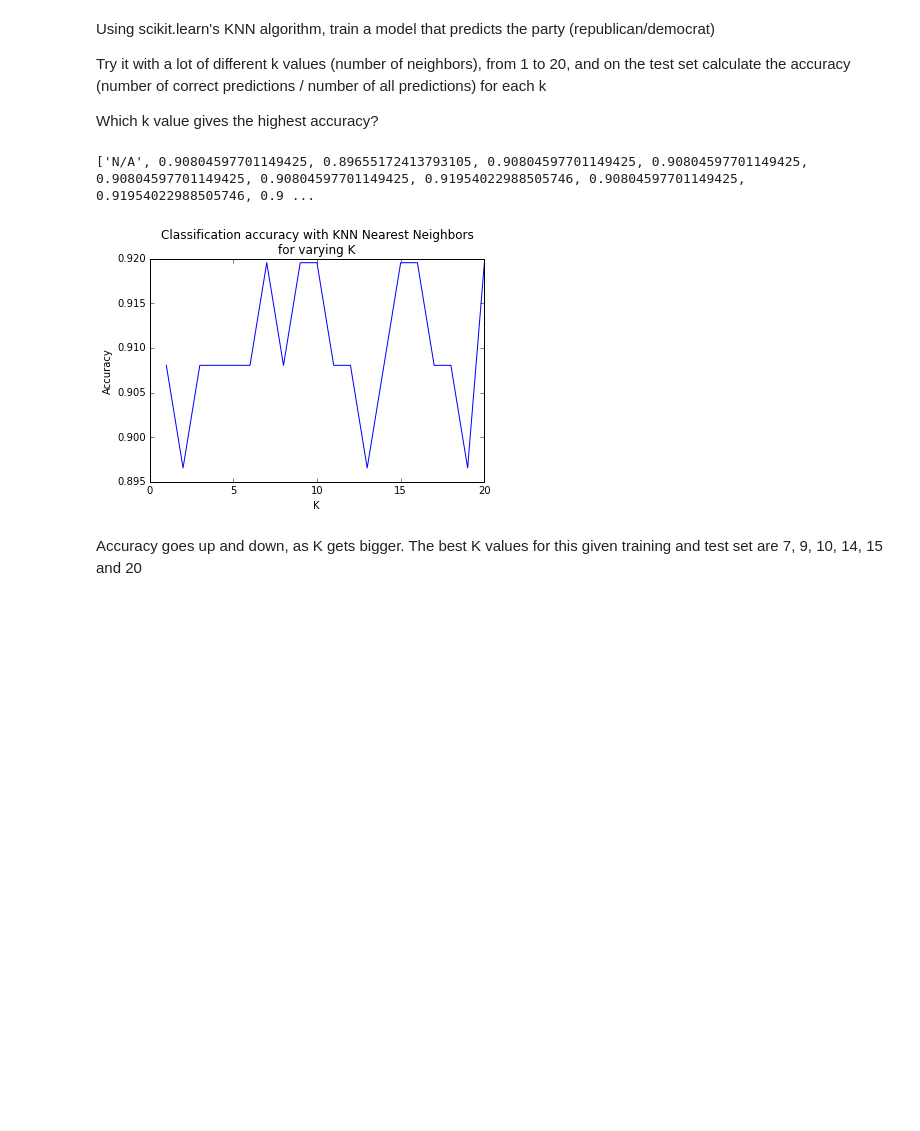
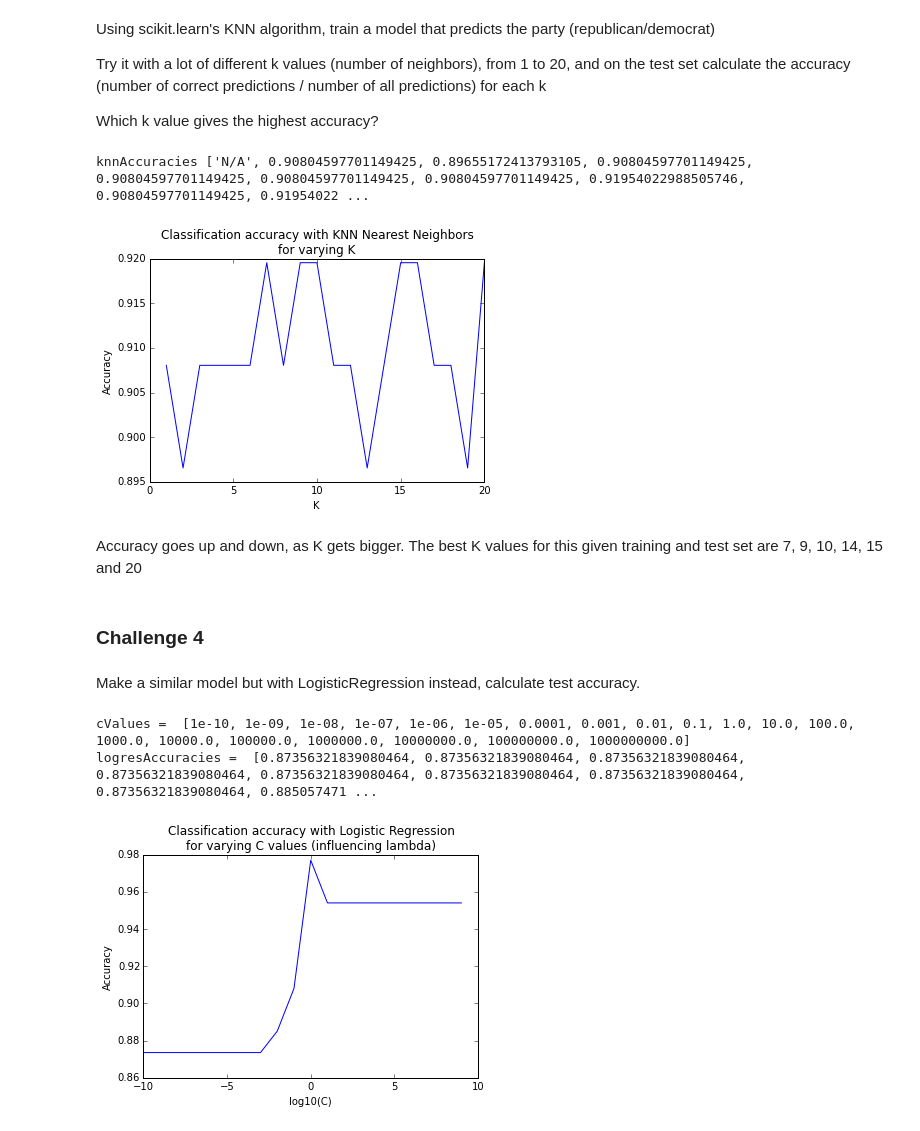
Before and after one commit to fdurant/suplearn_challenges, a Jupyter notebook: suplearn_challenges.ipynb, the cells around one changed output. Cells and saved outputs as stored; diff of their text form; code cells hidden in the pictures; blank space fills up the shorter version.

Commit message:
Did Supervised Learning challenge 4

```diff
--- a/suplearn_challenges.ipynb
+++ b/suplearn_challenges.ipynb
@@ -87,23 +87,55 @@ from matplotlib import pyplot as plt
 
 kValues = [x+1 for x in range(20)]
 
-accuracies = ['N/A']
+knnAccuracies = ['N/A']
 
 for k in kValues:
     knn = KNeighborsClassifier(n_neighbors=k).fit(X_train, y_train)
     distances, indices = knn.kneighbors(X_test)
     predicted = [y_train[i][0] for i in indices]
-    accuracies.append(accuracy_score(y_true=y_test, y_pred=predicted))
+    knnAccuracies.append(accuracy_score(y_true=y_test, y_pred=predicted))
 
-print accuracies
+print "knnAccuracies", knnAccuracies
 
-plt.plot(kValues,accuracies[1:])
+plt.plot(kValues,knnAccuracies[1:])
 plt.title("Classification accuracy with KNN Nearest Neighbors\nfor varying K")
 plt.xlabel("K")
 plt.ylabel("Accuracy")
 plt.show()
 # %% [output]
-['N/A', 0.90804597701149425, 0.89655172413793105, 0.90804597701149425, 0.90804597701149425, 0.90804597701149425, 0.90804597701149425, 0.91954022988505746, 0.90804597701149425, 0.91954022988505746, 0.9 ...
+knnAccuracies ['N/A', 0.90804597701149425, 0.89655172413793105, 0.90804597701149425, 0.90804597701149425, 0.90804597701149425, 0.90804597701149425, 0.91954022988505746, 0.90804597701149425, 0.91954022 ...
 [figure]
 # %% [markdown]
 Accuracy goes up and down, as K gets bigger. The best K values for this given training and test set are 7, 9, 10, 14, 15 and 20
+# %% [markdown]
+### Challenge 4
+# %% [markdown]
+Make a similar model but with LogisticRegression instead, calculate test accuracy.
+# %%
+from sklearn.linear_model import LogisticRegression
+from math import pow, log10
+
+cValues = [pow(10,(x-10)) for x in range(20)]
+print "cValues = ", cValues
+
+# selects weights inversely proportional to class frequencies in the training set
+# See http://scikit-learn.org/stable/modules/generated/sklearn.linear_model.LogisticRegression.html
+classWeight = 'auto'
+
+logresAccuracies = []
+for c in cValues:
+    logres = LogisticRegression(C=c,class_weight=classWeight).fit(X_train, y_train)
+    predicted = logres.predict(X_test)
+    logresAccuracies.append(accuracy_score(y_true=y_test, y_pred=predicted))
+
+print "logresAccuracies = ", logresAccuracies
+
+plt.plot([log10(c) for c in cValues],logresAccuracies)
+plt.title("Classification accuracy with Logistic Regression\nfor varying C values (influencing lambda)")
+plt.xlabel("log10(C)")
+plt.ylabel("Accuracy")
+plt.show()
+# %% [output]
+cValues =  [1e-10, 1e-09, 1e-08, 1e-07, 1e-06, 1e-05, 0.0001, 0.001, 0.01, 0.1, 1.0, 10.0, 100.0, 1000.0, 10000.0, 100000.0, 1000000.0, 10000000.0, 100000000.0, 1000000000.0]
+logresAccuracies =  [0.87356321839080464, 0.87356321839080464, 0.87356321839080464, 0.87356321839080464, 0.87356321839080464, 0.87356321839080464, 0.87356321839080464, 0.87356321839080464, 0.885057471 ...
+[figure, added]
```
